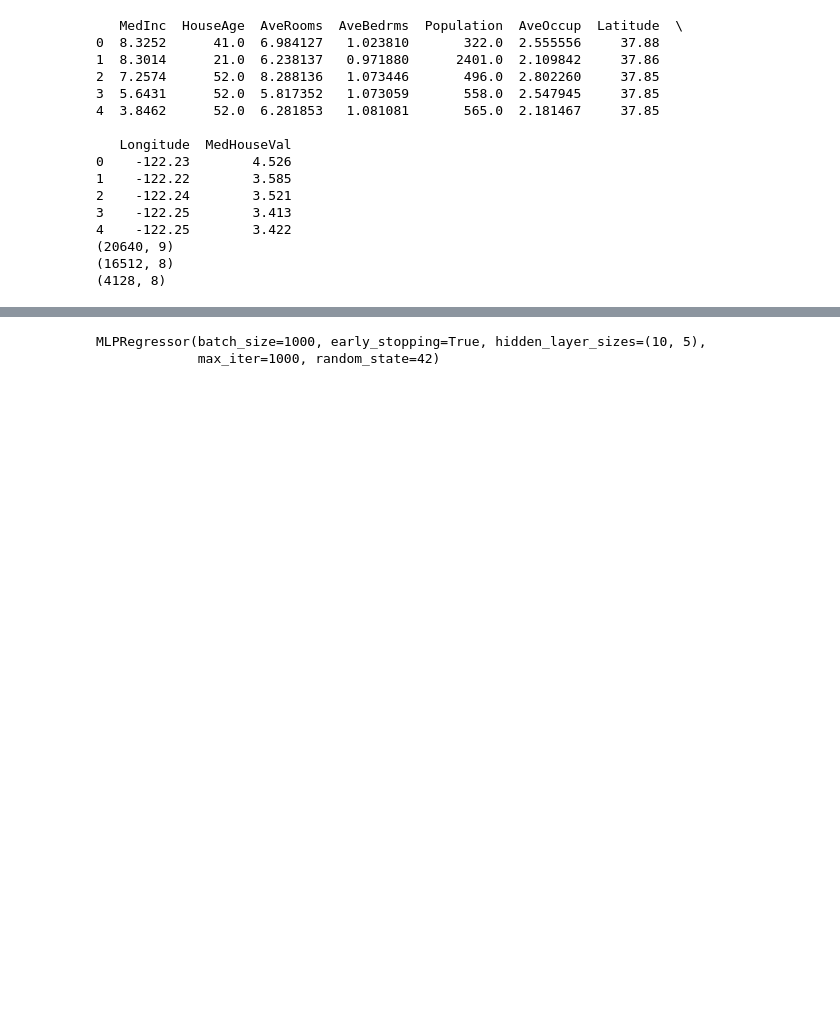
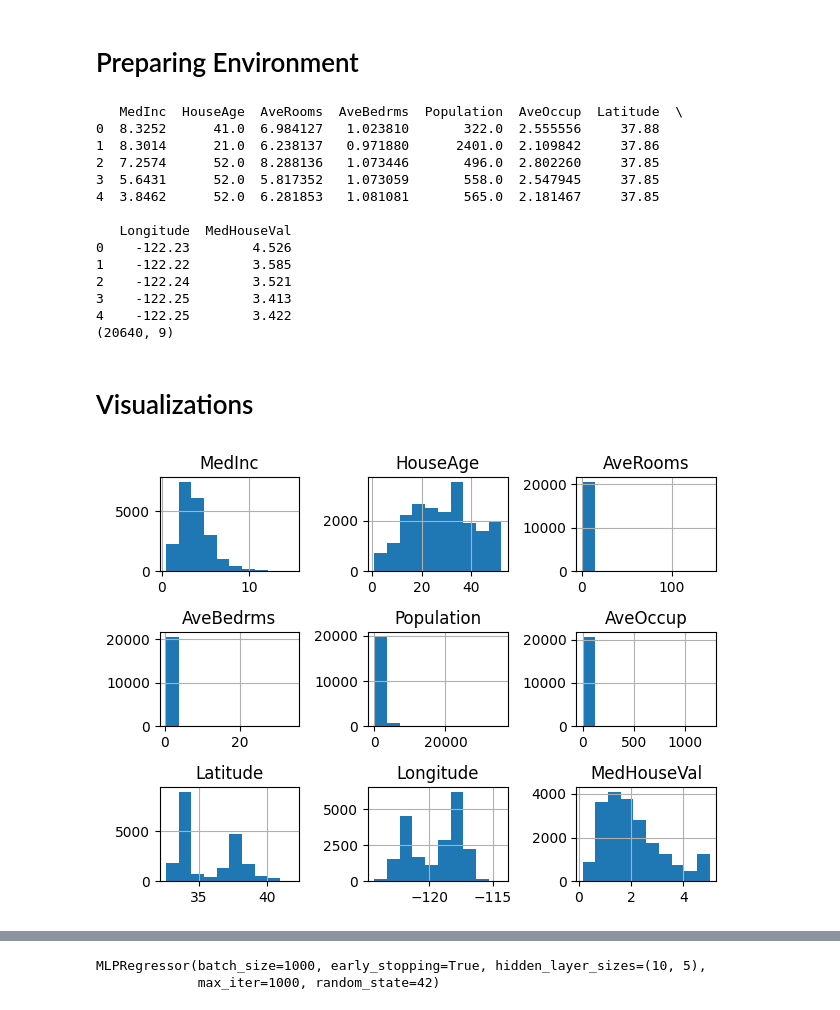
Before and after one commit to OPIM5512-des18004/A02-des18004-3300857, a Jupyter notebook: src/ds_pipeline.ipynb, the cells around one changed output, grey strips where cells are left out. Cells and saved outputs as stored; diff of their text form; code cells hidden in the pictures; blank space fills up the shorter version.

```diff
--- a/src/ds_pipeline.ipynb
+++ b/src/ds_pipeline.ipynb
@@ -1,10 +1,16 @@
+# %% [markdown]
+# Preparing Environment
 # %%
+# Import modules
 from sklearn.datasets import fetch_california_housing
 import pandas as pd
+import numpy as np
 from sklearn.model_selection import train_test_split
 from sklearn.model_selection import KFold
 from sklearn.model_selection import cross_val_score
 import matplotlib.pyplot as plt
+from sklearn.preprocessing import StandardScaler
+from sklearn.model_selection import GridSearchCV
 
 # Load California Housing dataset
 housing = fetch_california_housing(as_frame=True)
@@ -15,17 +21,6 @@ df = housing.frame
 # Quick check
 print(df.head())
 print(df.shape)
-
-# Split-out validation df
-X = df.drop('MedHouseVal', axis=1) #covariates - just drop the target!
-y = df['MedHouseVal'] #target variable
-validation_size = 0.20
-seed = 123 # so you will split the same way and evaluate the SAME dataset
-
-# split!
-X_train, X_test, Y_train, Y_test = train_test_split(X, y, test_size=validation_size, random_state=seed)
-print(X_train.shape)
-print(X_test.shape)
 # %% [output]
    MedInc  HouseAge  AveRooms  AveBedrms  Population  AveOccup  Latitude  \
 0  8.3252      41.0  6.984127   1.023810       322.0  2.555556     37.88
@@ -41,5 +36,13 @@ print(X_test.shape)
 3    -122.25        3.413
 4    -122.25        3.422
 (20640, 9)
-(16512, 8)
-(4128, 8)
+# %% [markdown]
+# Visualizations
+# %%
+# Histograms
+df.hist()
+plt.rcParams["figure.figsize"] = (15,15)
+plt.tight_layout()
+plt.show()
+# %% [output]
+[figure, added]
```
Also changed, not shown: parts of 11 cells of this notebook.
